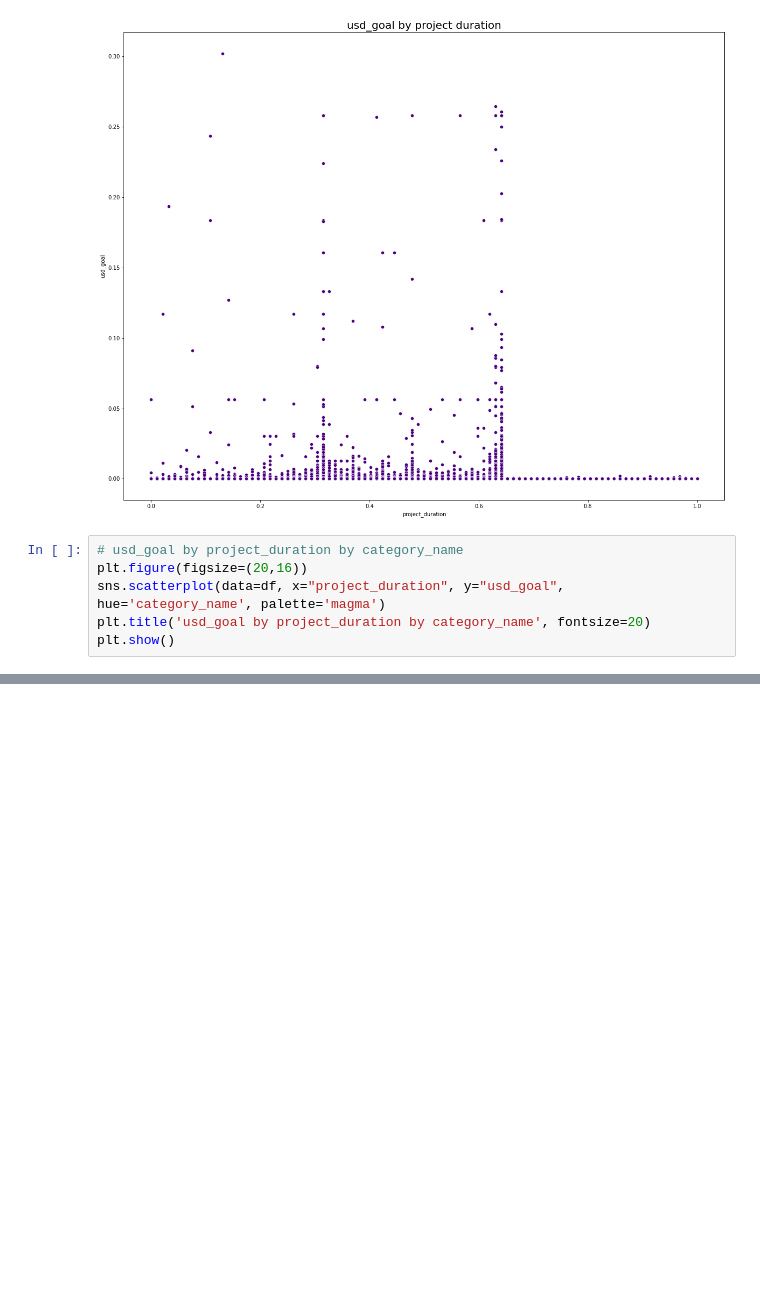
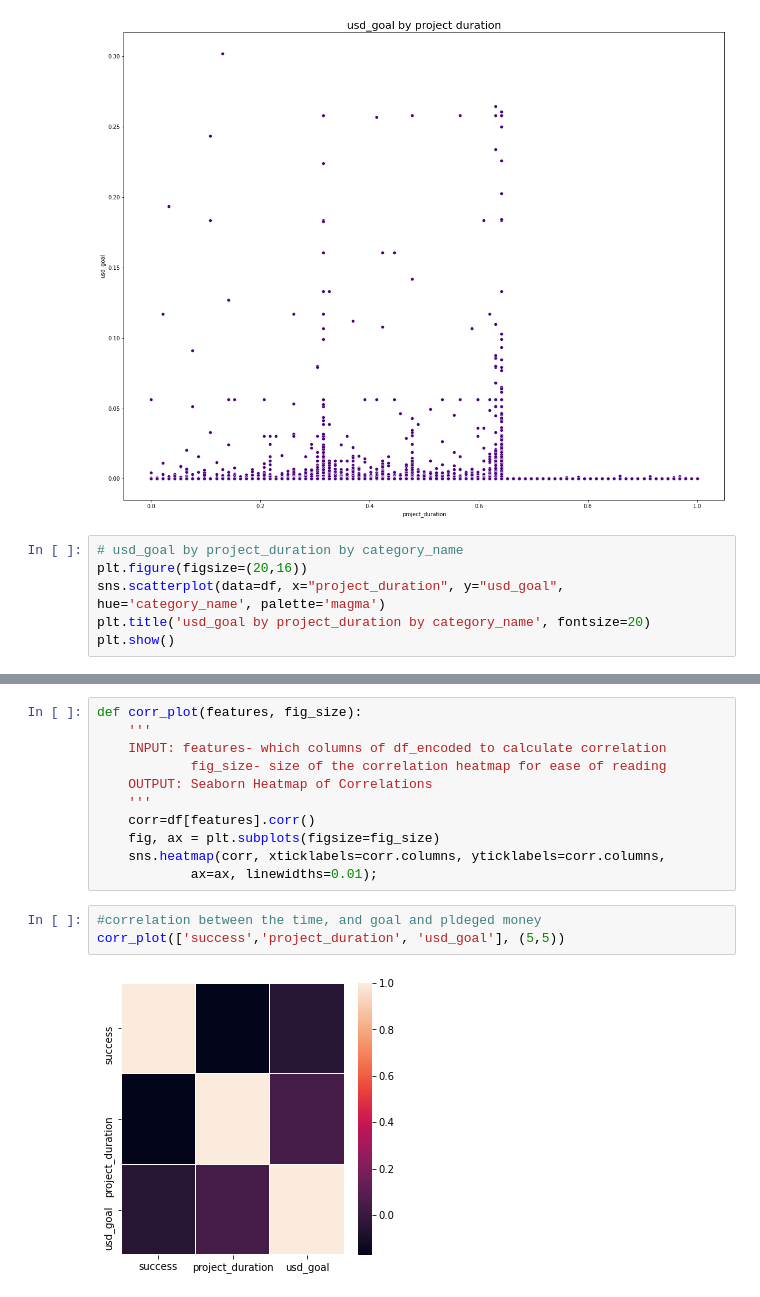
Before and after one commit to EcholotFisher/nf_2nd_project_aj_kickstarter, a Jupyter notebook: EDA.ipynb, the cells around one changed output, grey strips where cells are left out. Saved outputs shown, nothing was run; the diff lists cells and outputs as text; blank space fills up the shorter version.

```diff
--- a/EDA.ipynb
+++ b/EDA.ipynb
@@ -549,0 +560,16 @@ plt.show()
+# %%
+def corr_plot(features, fig_size):
+    '''
+    INPUT: features- which columns of df_encoded to calculate correlation
+            fig_size- size of the correlation heatmap for ease of reading
+    OUTPUT: Seaborn Heatmap of Correlations
+    '''
+    corr=df[features].corr()
+    fig, ax = plt.subplots(figsize=fig_size)
+    sns.heatmap(corr, xticklabels=corr.columns, yticklabels=corr.columns,
+            ax=ax, linewidths=0.01);
+# %%
+#correlation between the time, and goal and pldeged money
+corr_plot(['success','project_duration', 'usd_goal'], (5,5))
+# %% [output]
+[figure, added]
```
Also changed, not shown: parts of 4 cells of this notebook.
